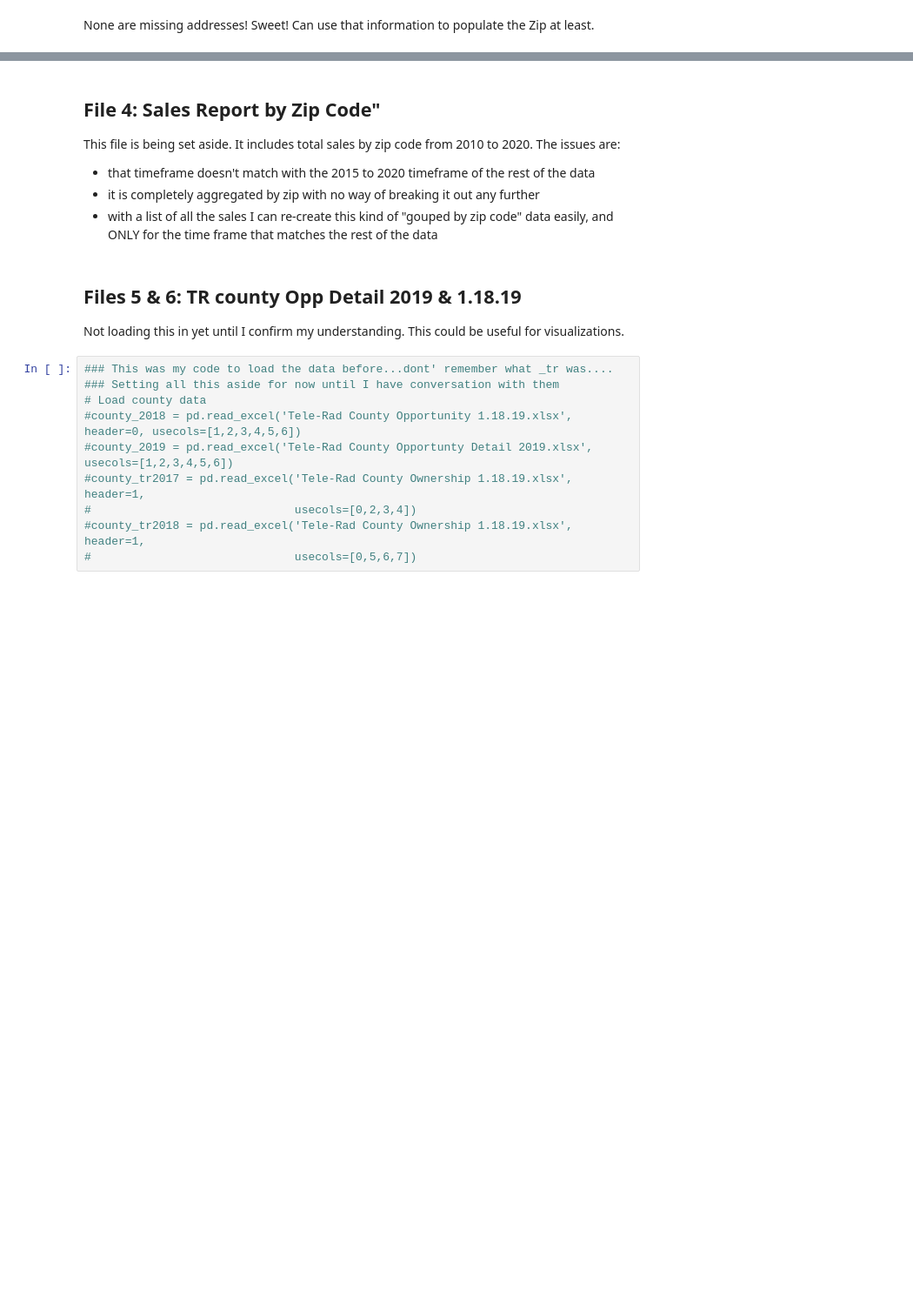
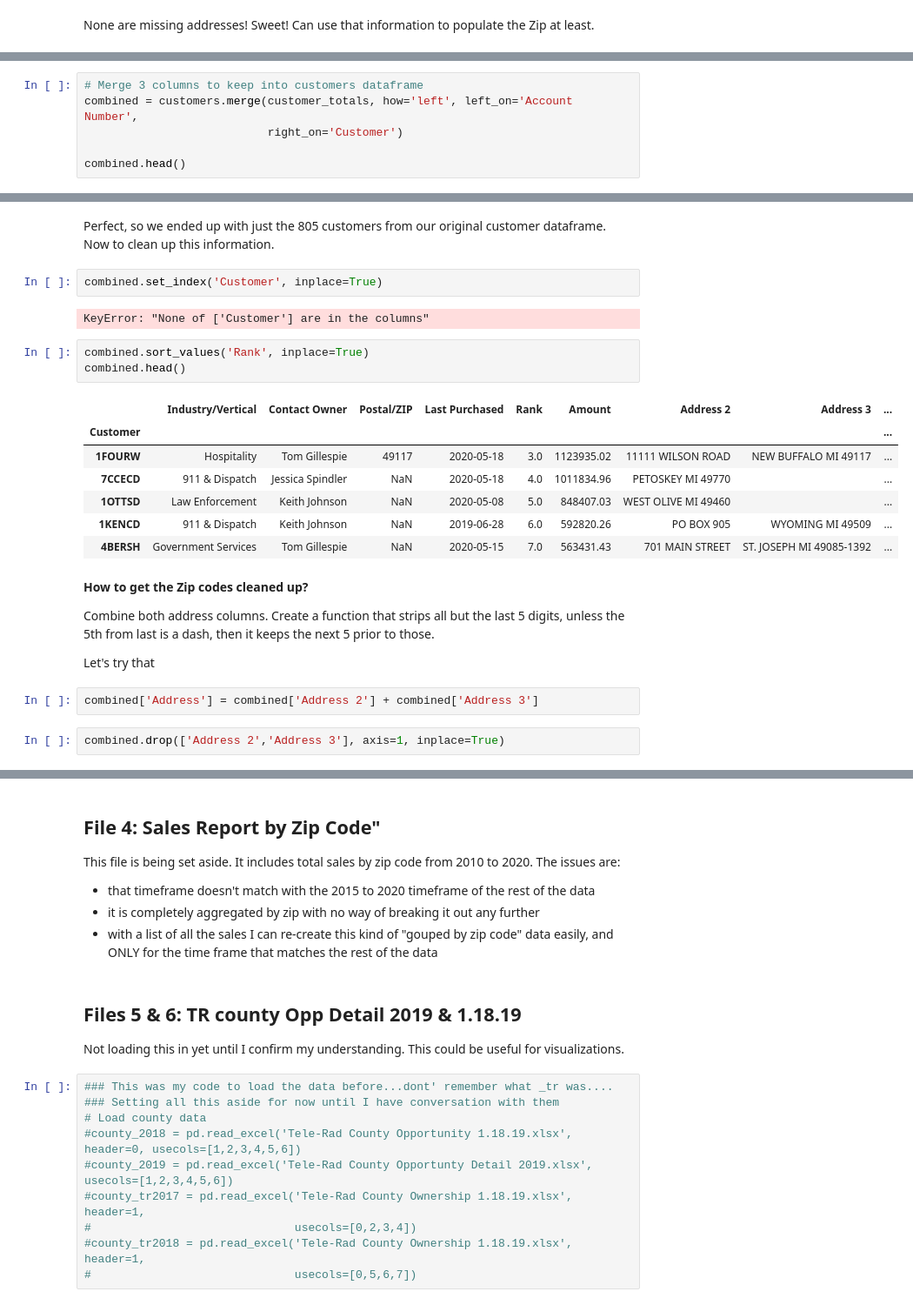
Before and after one commit to markdurrenberger/Retail_Forecasting, a Jupyter notebook: 2_3DataWrangling_EDA.ipynb, the cells around one changed output, grey strips where cells are left out. Shown at 87% size. Cells and saved outputs as stored; diff of their text form; blank space fills up the shorter version.

Commit message:
combined customer dfs

```diff
--- a/2_3DataWrangling_EDA.ipynb
+++ b/2_3DataWrangling_EDA.ipynb
@@ -412,0 +519,6 @@ None are missing addresses! Sweet! Can use that information to populate the Zip
+# %%
+# Merge 3 columns to keep into customers dataframe
+combined = customers.merge(customer_totals, how='left', left_on='Account Number',
+                           right_on='Customer')
+
+combined.head()
@@ -412,0 +539,28 @@ None are missing addresses! Sweet! Can use that information to populate the Zip
+# %% [markdown]
+Perfect, so we ended up with just the 805 customers from our original customer dataframe. Now to clean up this information.
+# %%
+combined.set_index('Customer', inplace=True)
+# %% [output]
+KeyError: "None of ['Customer'] are in the columns"
+# %%
+combined.sort_values('Rank', inplace=True)
+combined.head()
+# %% [output]
+|  | Industry/Vertical | Contact Owner | Postal/ZIP | Last Purchased | Rank | Amount | Address 2 | Address 3 | ... |
+| Customer |  |  |  |  |  |  |  |  | ... |
+| 1FOURW | Hospitality | Tom Gillespie | 49117 | 2020-05-18 | 3.0 | 1123935.02 | 11111 WILSON ROAD | NEW BUFFALO MI 49117 | ... |
+| 7CCECD | 911 & Dispatch | Jessica Spindler | NaN | 2020-05-18 | 4.0 | 1011834.96 | PETOSKEY MI 49770 |  | ... |
+| 1OTTSD | Law Enforcement | Keith Johnson | NaN | 2020-05-08 | 5.0 | 848407.03 | WEST OLIVE MI 49460 |  | ... |
+| 1KENCD | 911 & Dispatch | Keith Johnson | NaN | 2019-06-28 | 6.0 | 592820.26 | PO BOX 905 | WYOMING MI 49509 | ... |
+| 4BERSH | Government Services | Tom Gillespie | NaN | 2020-05-15 | 7.0 | 563431.43 | 701 MAIN STREET | ST. JOSEPH MI 49085-1392 | ... |
+# %% [markdown]
+__How to get the Zip codes cleaned up?__
+
+Combine both address columns.
+Create a function that strips all but the last 5 digits, unless the 5th from last is a dash, then it keeps the next 5 prior to those.
+
+Let's try that
+# %%
+combined['Address'] = combined['Address 2'] + combined['Address 3']
+# %%
+combined.drop(['Address 2','Address 3'], axis=1, inplace=True)
```
Also changed, not shown: parts of 33 cells of this notebook.
